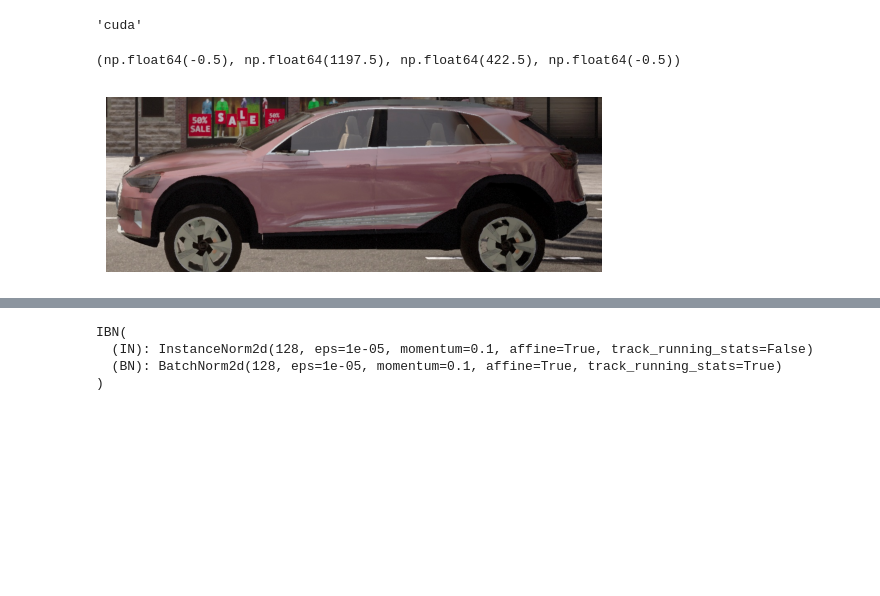
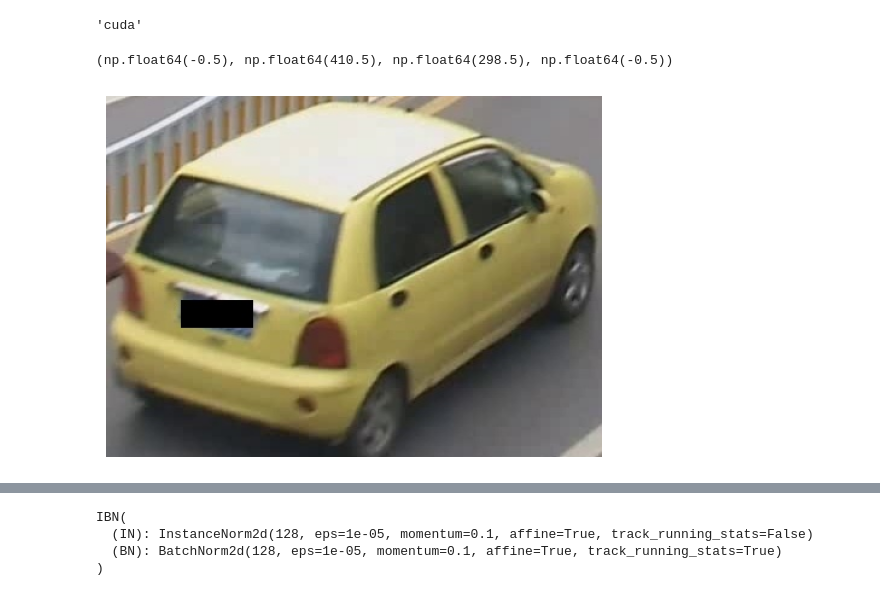
Before and after one commit to techaadii/Reidentification, a Jupyter notebook: test_notebooks/clipsenet.ipynb, the cells around one changed output, grey strips where cells are left out. Saved outputs shown, nothing was run; the diff lists cells and outputs as text; code cells hidden in the pictures; blank space fills up the shorter version.

```diff
--- a/test_notebooks/clipsenet.ipynb
+++ b/test_notebooks/clipsenet.ipynb
@@ -66,13 +68,13 @@ cfg.device
 'cuda'
 # %%
 ## lets visualize some images from the dataset
-image_path1="/home/moonlab/Reid/data/veri_dataset/image_train/20220715035833_26_330.jpg"
+image_path1="/home/moonlab/Reid/data/VeRi/image_query/0002_c002_00030600_0.jpg"
 image=cv2.imread(image_path1)
 plt.imshow(cv2.cvtColor(image,cv2.COLOR_BGR2RGB))
 plt.axis("off")
 # %% [output]
-(np.float64(-0.5), np.float64(1197.5), np.float64(422.5), np.float64(-0.5))
+(np.float64(-0.5), np.float64(410.5), np.float64(298.5), np.float64(-0.5))
-[figure, old version]
+[figure, new version]
 # %%
 class CarlaVeriDataset(Dataset):
     """This class inherits from the Dataset class of pytorch, hence we will define
```
Also changed, not shown: parts of 12 cells of this notebook, 1 other file.
